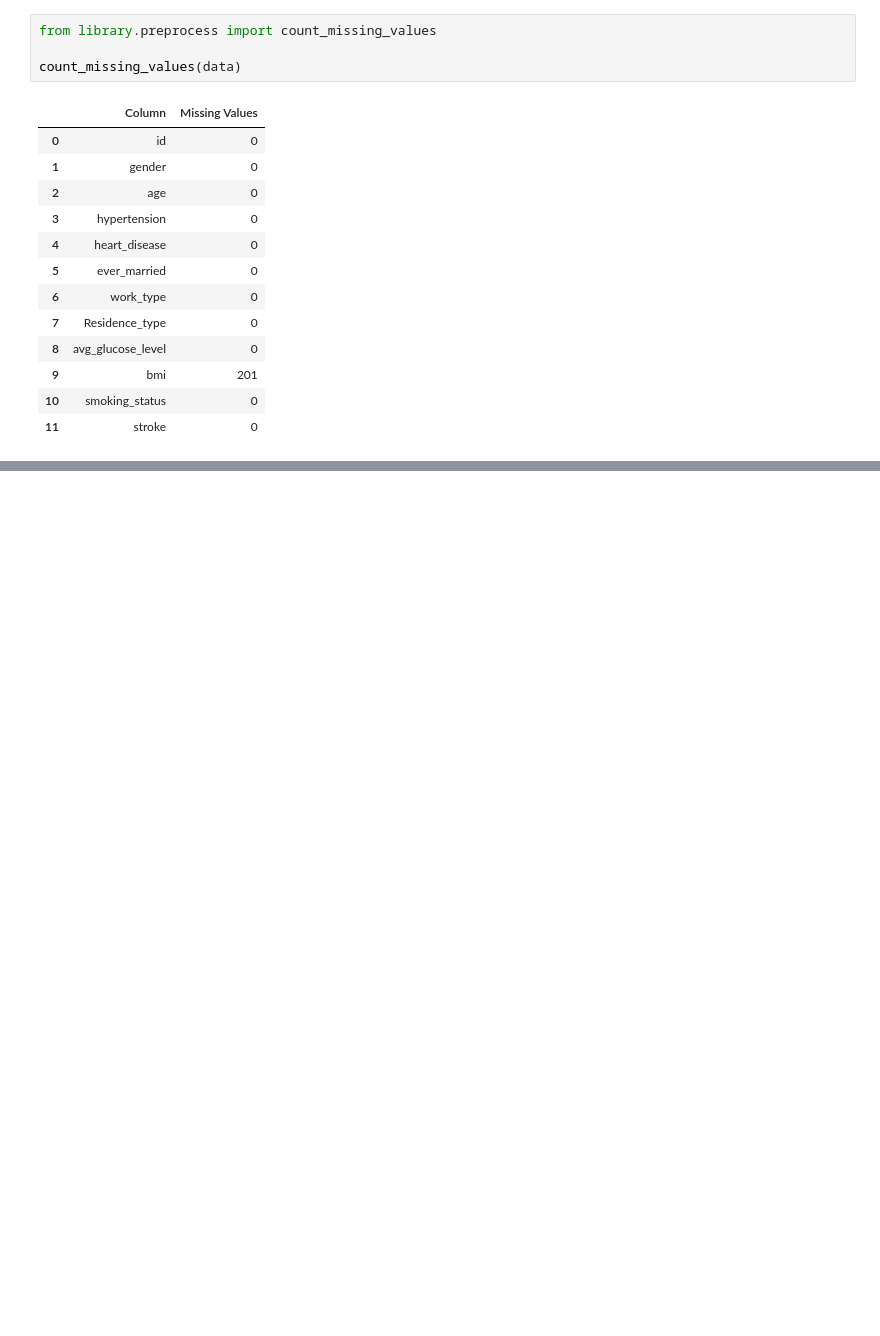
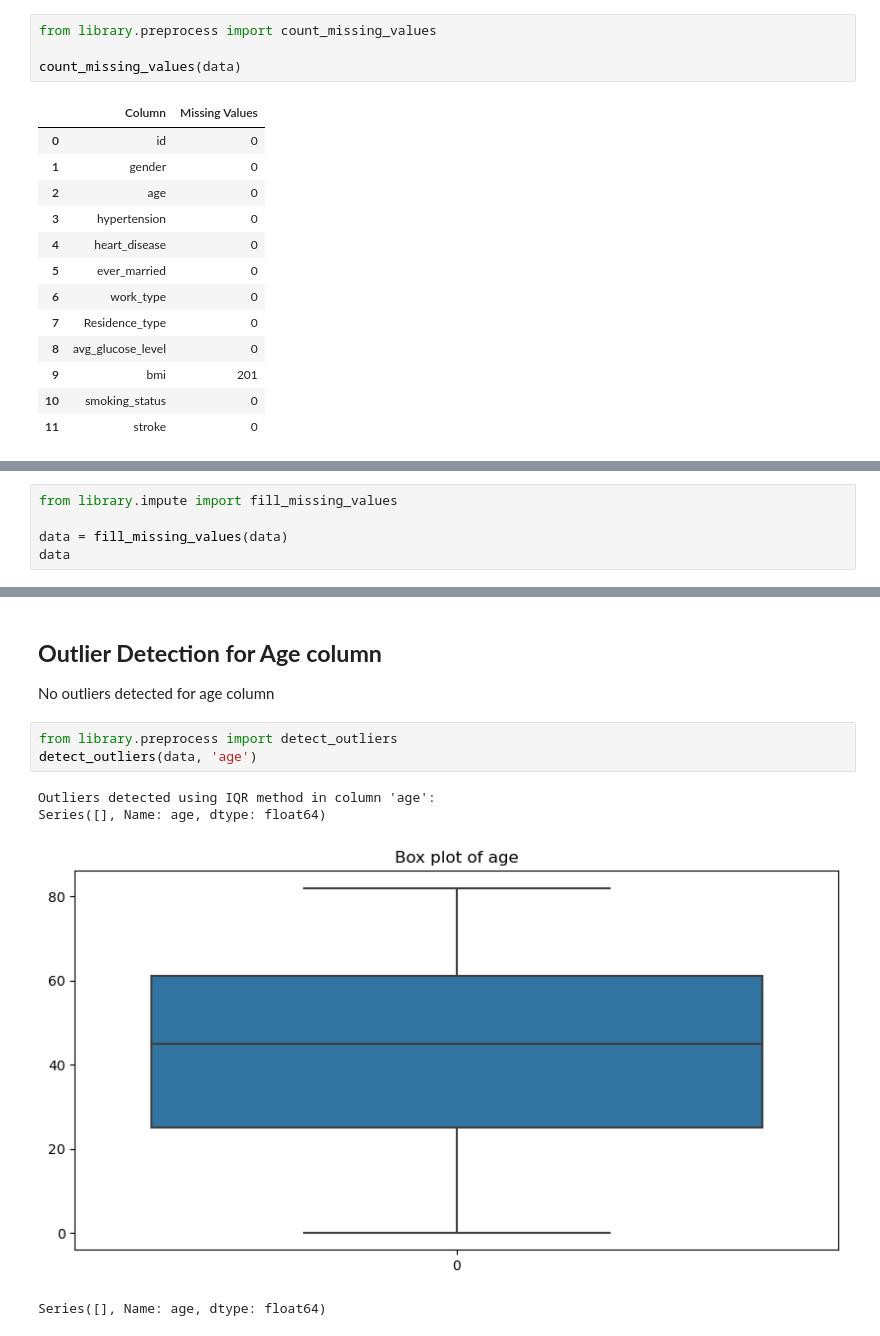
Before and after one commit to danodoms/Classification-Models-Evaluation, a Jupyter notebook: final exam.ipynb, the cells around one changed output, grey strips where cells are left out. Saved outputs shown, nothing was run; the diff lists cells and outputs as text; blank space fills up the shorter version.

```diff
--- a/final exam.ipynb
+++ b/final exam.ipynb
@@ -59,0 +69,5 @@ count_missing_values(data)
+# %%
+from library.impute import fill_missing_values
+
+data = fill_missing_values(data)
+data
@@ -60 +107,12 @@ count_missing_values(data)
+# %% [markdown]
+## **Outlier Detection for Age column**
+No outliers detected for age column
+# %%
+from library.preprocess import detect_outliers
+detect_outliers(data, 'age')
+# %% [output]
+Outliers detected using IQR method in column 'age':
+Series([], Name: age, dtype: float64)
+[figure, added]
+Series([], Name: age, dtype: float64)
 # %% [markdown]
```
Also changed, not shown: parts of 7 cells of this notebook, 1 other file.
